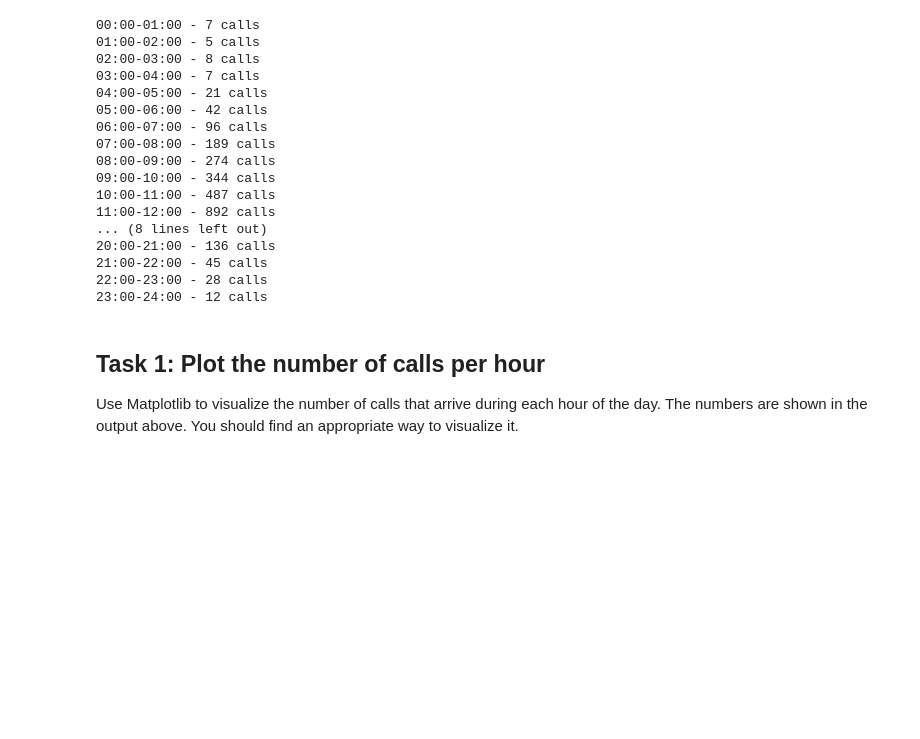
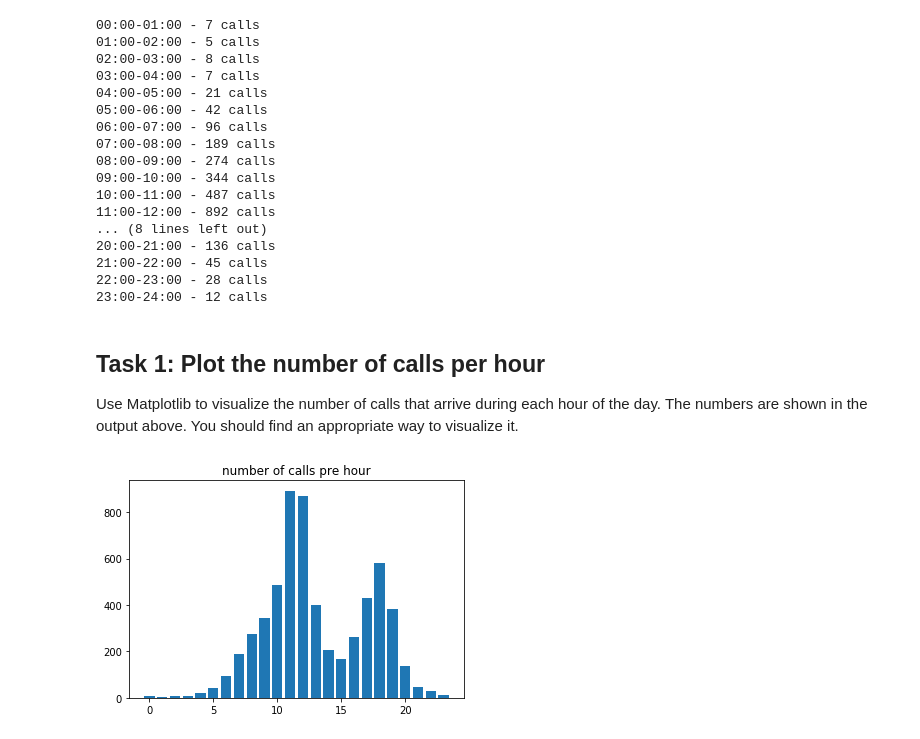
Before and after one commit to Boyu1997/CS146, a Jupyter notebook: Session-2-2/Session-2-2.ipynb, the cells around one changed output. Drawn from its saved outputs; the diff is of its cells as text; code cells hidden in the pictures; blank space fills up the shorter version.

```diff
--- a/Session-2-2/Session-2-2.ipynb
+++ b/Session-2-2/Session-2-2.ipynb
@@ -138,3 +138,10 @@ for hour, waiting_times_hour in enumerate(waiting_times_per_hour):
 # %% [markdown]
 ## Task 1: Plot the number of calls per hour
 Use Matplotlib to visualize the number of calls that arrive during each hour of the day. The numbers are shown in the output above. You should find an appropriate way to visualize it.
+# %%
+number_of_call_per_hour = [len(hourly_waiting_times) for hourly_waiting_times in waiting_times_per_hour]
+plt.bar(list(range(0,24)), number_of_call_per_hour)
+plt.title("number of calls pre hour")
+plt.show()
+# %% [output]
+[figure, added]
```
Also changed, not shown: parts of 3 cells of this notebook, 1 other file.
